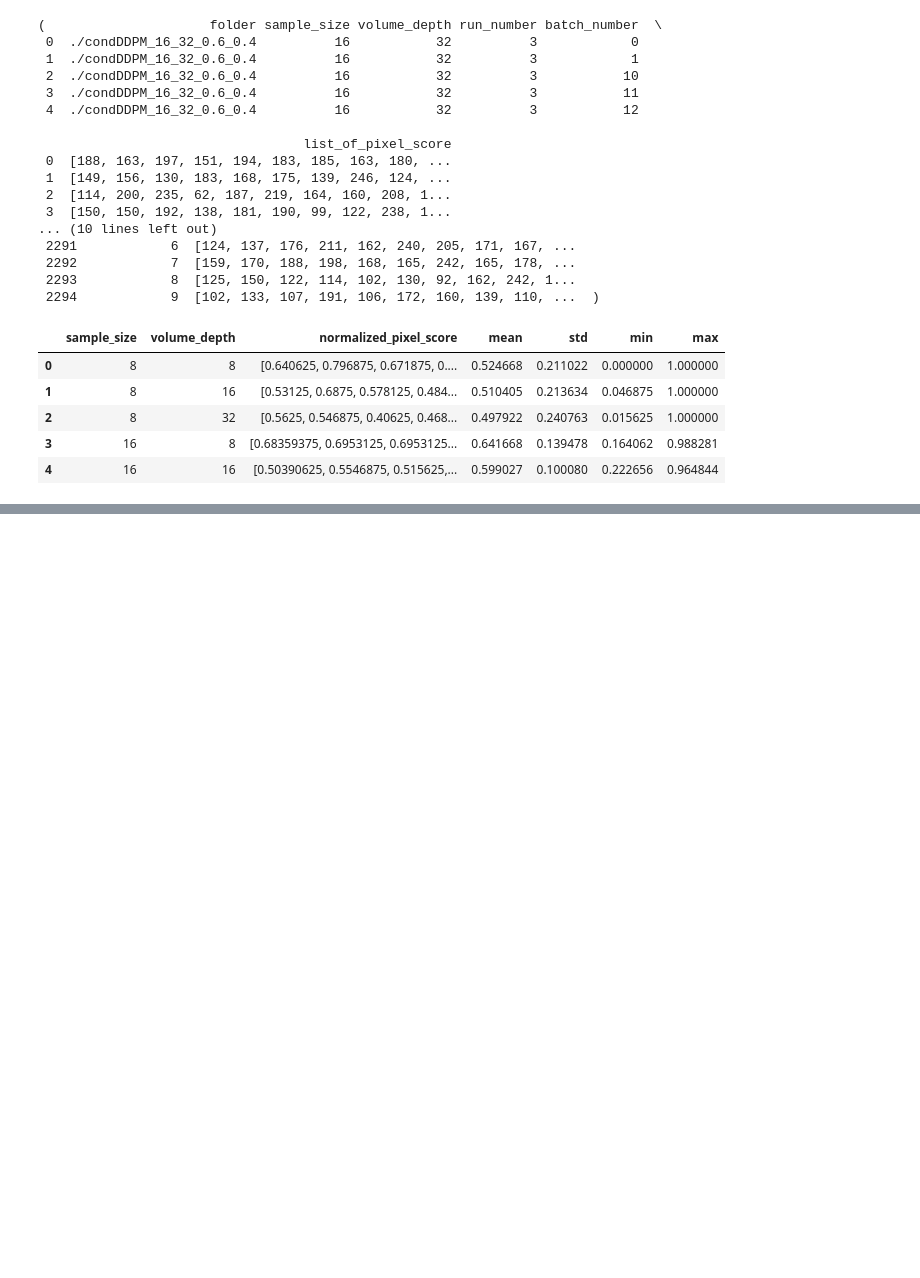
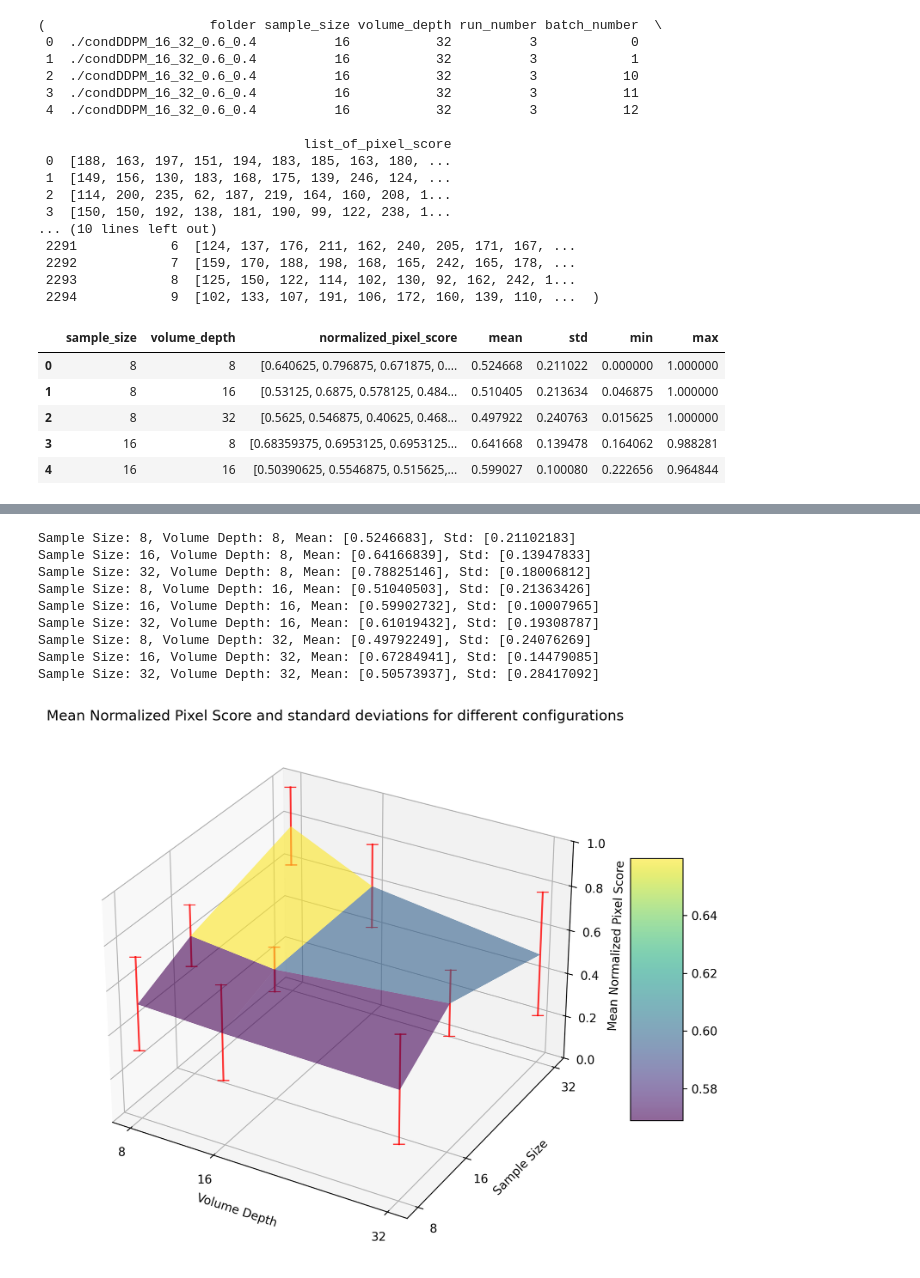
Before and after one commit to naiikaa/grandchallenges_vesuvius, a Jupyter notebook: src/experiments/viz.ipynb, the cells around one changed output, grey strips where cells are left out. Drawn from its saved outputs; the diff is of its cells as text; code cells hidden in the pictures; blank space fills up the shorter version.

```diff
--- a/src/experiments/viz.ipynb
+++ b/src/experiments/viz.ipynb
@@ -125,3 +204,70 @@ plt.show()
+# %%
+#combine the two plots above into one 3d plot
+def plot_3d_surface(df, title):
+    fig = plt.figure(figsize=(10,8),dpi=300)
+    ax = fig.add_subplot(111, projection='3d')
+    # create a meshgrid of sample_size and volume_depth
+    sample_sizes = df["sample_size"].astype(int).unique()
+    volume_depths = df["volume_depth"].astype(int).unique()
+    X, Y = np.meshgrid(sample_sizes, volume_depths)
+    # get the mean values for each combination of sample_size and volume_depth
+    Z = np.zeros(X.shape)
+    for i in range(X.shape[0]):
+        for j in range(X.shape[1]):
+            sample_size = X[i, j]
+            volume_depth = Y[i, j]
+            mean_value = df[(df["sample_size"] == sample_size) & (df["volume_depth"] == volume_depth)]["mean"].values
+            if len(mean_value) > 0:
+                Z[i, j] = mean_value[0]
+            else:
+                Z[i, j] = np.nan
+    # plot the surface
+    surf = ax.plot_surface(Y, X, Z, cmap='viridis', edgecolor='none', alpha=0.6)
+    fig.colorbar(surf, ax=ax, shrink=0.5, aspect=5)
+
+    # calculate the std and add it as error bars to each point
+    for i in range(X.shape[0]):
+        for j in range(X.shape[1]):
+            sample_size = X[i, j]
+            volume_depth = Y[i, j]
+            std_value = df[(df["sample_size"] == sample_size) & (df["volume_depth"] == volume_depth)]["std"].values
+            mean_value = df[(df["sample_size"] == sample_size) & (df["volume_depth"] == volume_depth)]["mean"].values
+            print(f"Sample Size: {sample_size}, Volume Depth: {volume_depth}, Mean: {mean_value}, Std: {std_value}")
+            if len(std_value) > 0 and len(mean_value) > 0:
+                ax.plot([volume_depth, volume_depth], [sample_size, sample_size],
+                        [mean_value[0] - std_value[0], mean_value[0] + std_value[0]],
+                        color='r', alpha=0.8, marker='_',markersize=10)
+
+
+    ax.set_ylabel('Sample Size')
+    ax.set_xlabel('Volume Depth')
+    ax.set_zlabel('Mean Normalized Pixel Score')
+    #set z limit to 0,1
+    ax.set_zlim(0.0, 1)
+    ax.set_xticks(volume_depths)
+    ax.set_xticklabels(volume_depths)
+    ax.set_yticks(sample_sizes)
+    ax.set_yticklabels(sample_sizes)
+    plt.title(f"Mean Normalized Pixel Score and standard deviations for different configurations")
+    plt.show()
+
+plot_3d_surface(df_run0,"Run 0")
+#plot_3d_surface(df_run1,"Run 1")
+#plot_3d_surface(df_run2,"Run 2")
+#plot_3d_surface(df_run3,"Run 3")
+#plot_3d_surface(df_run4,"Run 4")
+### add a std bar to each point maybe
+# %% [output]
+Sample Size: 8, Volume Depth: 8, Mean: [0.5246683], Std: [0.21102183]
+Sample Size: 16, Volume Depth: 8, Mean: [0.64166839], Std: [0.13947833]
+Sample Size: 32, Volume Depth: 8, Mean: [0.78825146], Std: [0.18006812]
+Sample Size: 8, Volume Depth: 16, Mean: [0.51040503], Std: [0.21363426]
+Sample Size: 16, Volume Depth: 16, Mean: [0.59902732], Std: [0.10007965]
+Sample Size: 32, Volume Depth: 16, Mean: [0.61019432], Std: [0.19308787]
+Sample Size: 8, Volume Depth: 32, Mean: [0.49792249], Std: [0.24076269]
+Sample Size: 16, Volume Depth: 32, Mean: [0.67284941], Std: [0.14479085]
+Sample Size: 32, Volume Depth: 32, Mean: [0.50573937], Std: [0.28417092]
+[figure, added]
 # %%
 #plot mean, min, max against volume_depth
 import seaborn as sns
```
Also changed, not shown: parts of 6 cells of this notebook, 6 other files.
